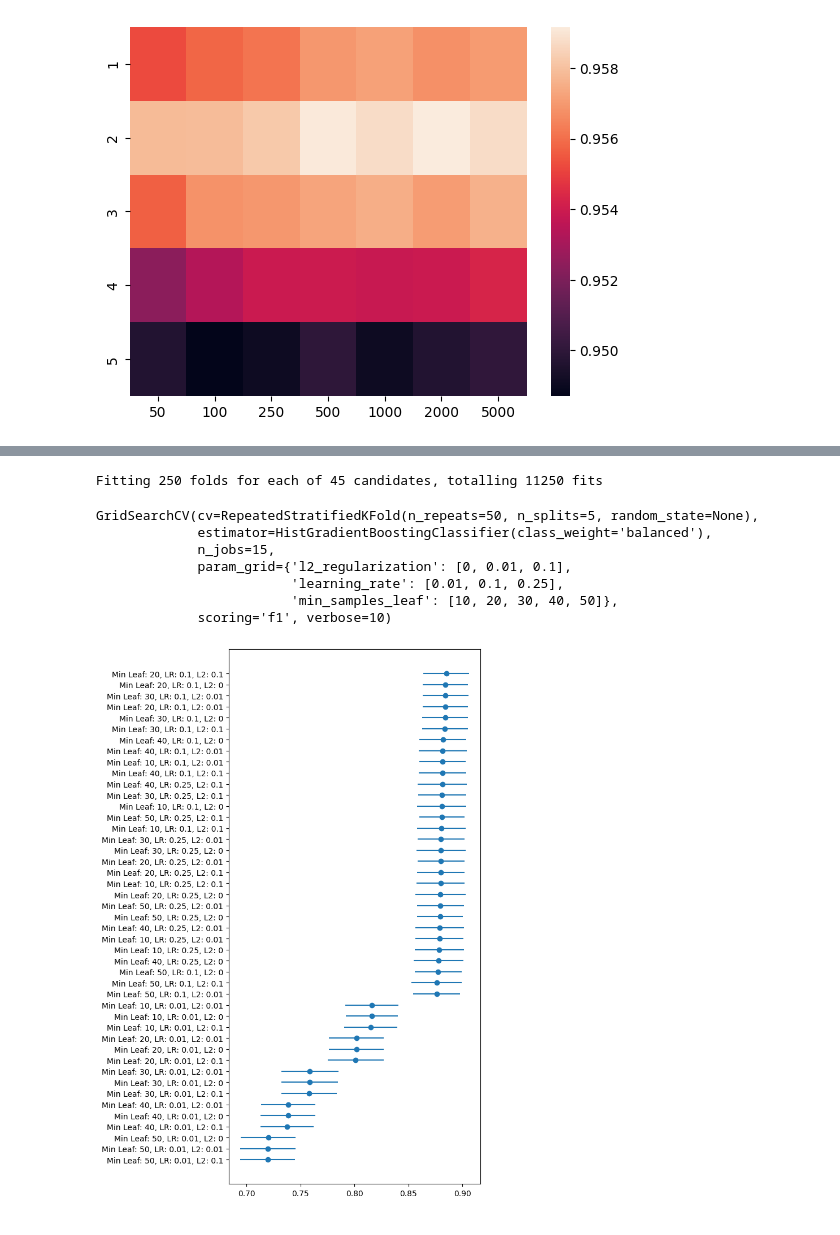
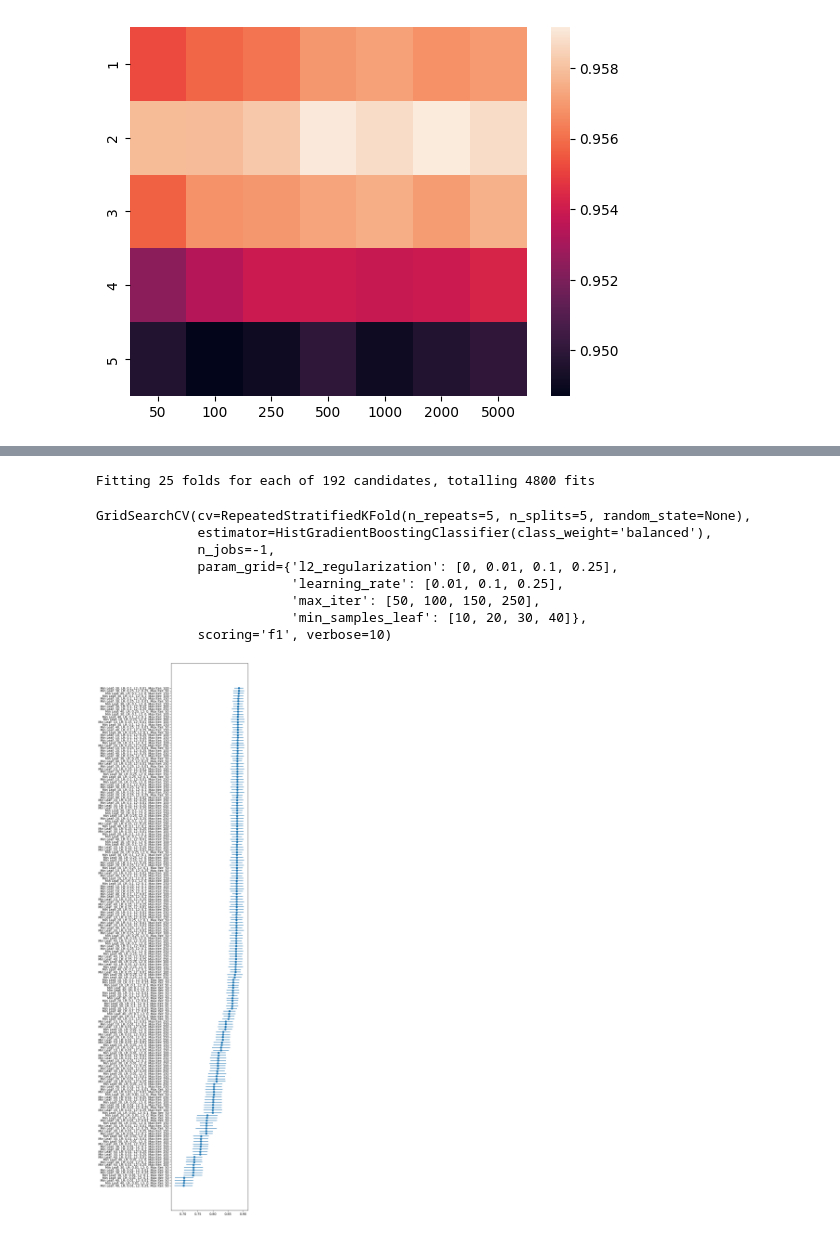
Before and after one commit to MathiasVanPatten/iranian_churn_tele, a Jupyter notebook: main.ipynb, the cells around one changed output, grey strips where cells are left out. Drawn from its saved outputs; the diff is of its cells as text; code cells hidden in the pictures.

```diff
--- a/main.ipynb
+++ b/main.ipynb
@@ -57,22 +62,23 @@ predictor_keys = [x for x in df.keys() if not x =='Churn']
 label_key = ['Churn']
 # %%
 RF_HP_params = dict(
-    min_samples_leaf = [1, 2, 3, 4, 5],
-    n_estimators = [50, 100, 250, 500, 1000, 2000],
-    # max_depth = [None, 5, 10, 20, 35],
+    min_samples_leaf = [1, 2, 3],
+    n_estimators = [100, 250, 500, 1000],
+    max_depth = [None, 10, 20, 30],
 )
 
 HGBC_HP_params = dict(
-    min_samples_leaf = [10, 20, 30, 40, 50],
+    min_samples_leaf = [10, 20, 30, 40],
     learning_rate = [1e-2, 1e-1, 2.5e-1],
-    l2_regularization = [0, 1e-2, 1e-1]
+    l2_regularization = [0, 1e-2, 1e-1, 2.5e-1],
+    max_iter = [50, 100, 150, 250]
 )
 
 RF_model = RandomForestClassifier(class_weight = 'balanced_subsample')
 HGBC_model = HistGradientBoostingClassifier(class_weight = 'balanced')
 
-RF_grid_search = GridSearchCV(estimator = RF_model, param_grid= RF_HP_params, cv = RepeatedStratifiedKFold(n_splits = 5, n_repeats = 5), n_jobs =15, scoring = 'f1', verbose = 10)
-HGBC_grid_search = GridSearchCV(estimator = HGBC_model, param_grid= HGBC_HP_params, cv = RepeatedStratifiedKFold(n_splits = 5, n_repeats = 50), n_jobs=15, scoring = 'f1', verbose =10)
+RF_grid_search = GridSearchCV(estimator = RF_model, param_grid= RF_HP_params, cv = RepeatedStratifiedKFold(n_splits = 5, n_repeats = 5), n_jobs =-1, scoring = 'f1', verbose = 10)
+HGBC_grid_search = GridSearchCV(estimator = HGBC_model, param_grid= HGBC_HP_params, cv = RepeatedStratifiedKFold(n_splits = 5, n_repeats = 5), n_jobs=-1, scoring = 'f1', verbose =10)
 # %%
 RF_grid_search.fit(df[predictor_keys], df[label_key].values.ravel())
 # %% [output]
@@ -153,29 +160,30 @@ plt.tight_layout()
 # %%
 HGBC_grid_search.fit(df[predictor_keys], df[label_key].values.ravel())
 # %% [output]
-Fitting 250 folds for each of 45 candidates, totalling 11250 fits
+Fitting 25 folds for each of 192 candidates, totalling 4800 fits
-GridSearchCV(cv=RepeatedStratifiedKFold(n_repeats=50, n_splits=5, random_state=None),
+GridSearchCV(cv=RepeatedStratifiedKFold(n_repeats=5, n_splits=5, random_state=None),
              estimator=HistGradientBoostingClassifier(class_weight='balanced'),
-             n_jobs=15,
-             param_grid={'l2_regularization': [0, 0.01, 0.1],
+             n_jobs=-1,
+             param_grid={'l2_regularization': [0, 0.01, 0.1, 0.25],
                          'learning_rate': [0.01, 0.1, 0.25],
-                         'min_samples_leaf': [10, 20, 30, 40, 50]},
+                         'max_iter': [50, 100, 150, 250],
+                         'min_samples_leaf': [10, 20, 30, 40]},
              scoring='f1', verbose=10)
 # %%
 error_plotter = pd.DataFrame(HGBC_grid_search.cv_results_)
-error_plotter['params'] = error_plotter['params'].apply(lambda x: f"Min Leaf: {x['min_samples_leaf']}, LR: {x['learning_rate']}, L2: {x['l2_regularization']}")
+error_plotter['params'] = error_plotter['params'].apply(lambda x: f"Min Leaf: {x['min_samples_leaf']}, LR: {x['learning_rate']}, L2: {x['l2_regularization']}, Max Iter: {x['max_iter']}")
 
 model_perf_sort_inds = np.argsort(error_plotter['mean_test_score'].values)
 
-plt.subplots(figsize = (7,10))
+plt.subplots(figsize = (7,25))
 plt.errorbar(error_plotter['mean_test_score'].values[model_perf_sort_inds],
              range(len(error_plotter['params'])),
              xerr = error_plotter['std_test_score'].values[model_perf_sort_inds], fmt='o')
 
 plt.yticks(range(len(error_plotter['params'])), error_plotter['params'].values[model_perf_sort_inds]);
 plt.tight_layout()
 # %% [output]
-[figure, old version]
+[figure, new version]
 # %%
 model_perf_sort_inds = np.argsort(error_plotter['mean_test_score'].values)[-3:]
 
```
Also changed, not shown: parts of 20 cells of this notebook.
